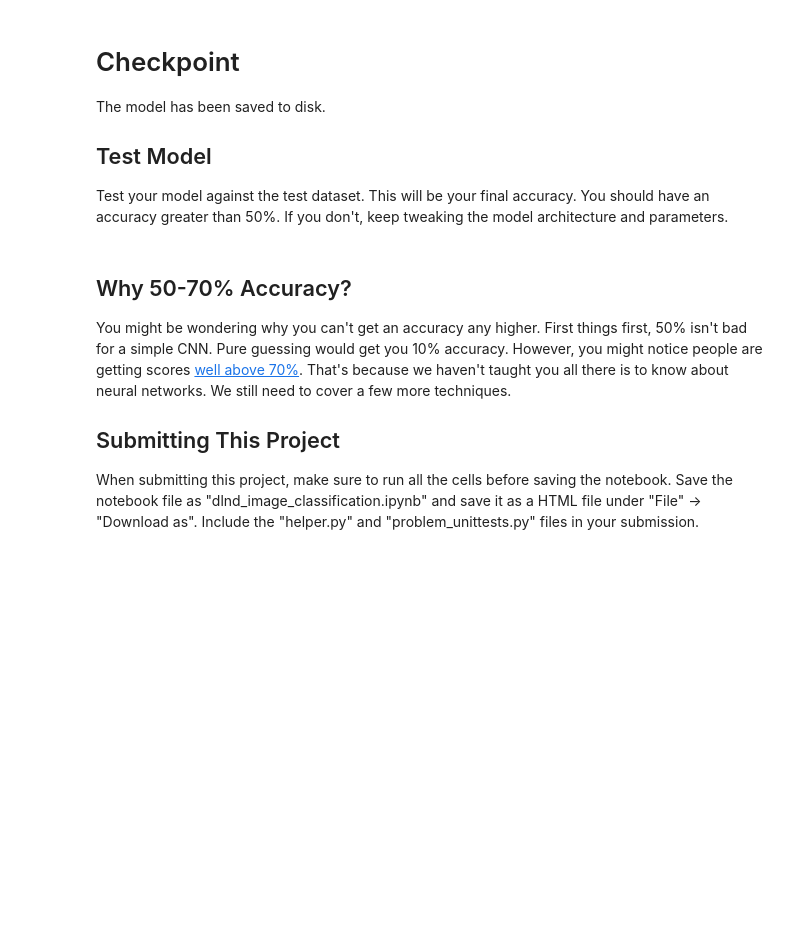
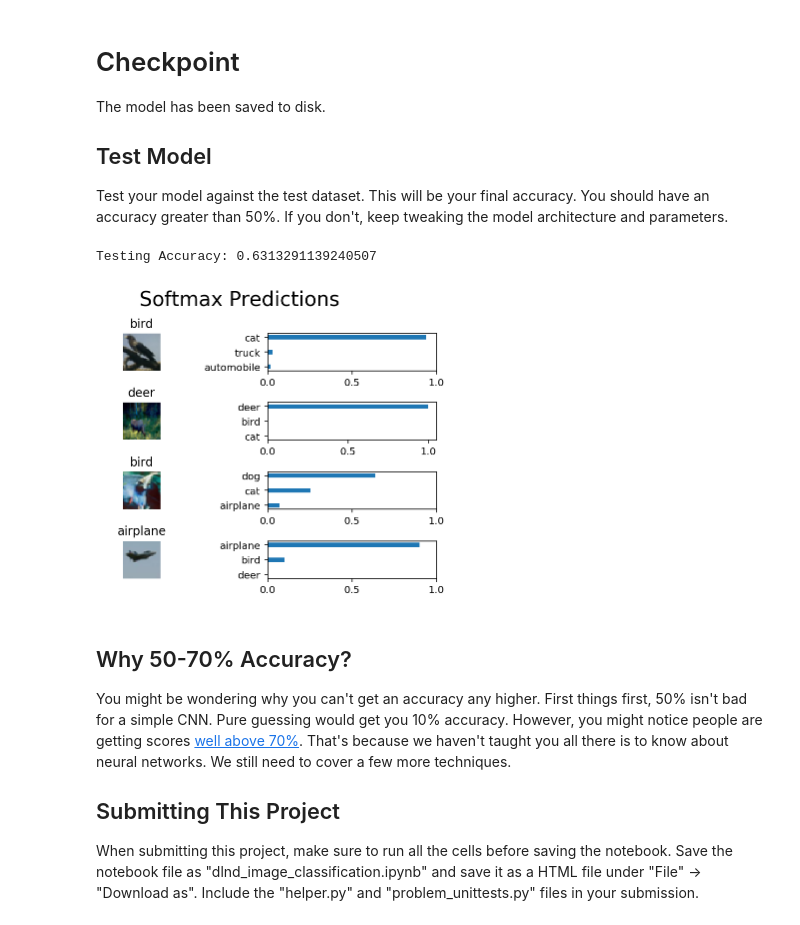
Before and after one commit to renanper/dlnd_image_classification, a Jupyter notebook: dlnd_image_classification.ipynb, the cells around one changed output. Saved outputs shown, nothing was run; the diff lists cells and outputs as text; code cells hidden in the pictures; blank space fills up the shorter version.

Commit message:
accuracy 63

```diff
--- a/dlnd_image_classification.ipynb
+++ b/dlnd_image_classification.ipynb
@@ -355,9 +367,9 @@ def conv_net(x, keep_prob):
     # Function Definition from Above:
     net = conv2d_maxpool(x, 64, (3,3), (1,1), (2,2), (2,2))
     net = tf.nn.dropout(net, keep_prob)
-    net = conv2d_maxpool(net, 64, (3,3), (1,1), (2,2), (2,2))
-    net = conv2d_maxpool(net, 64, (3,3), (1,1), (2,2), (2,2))
-    net = tf.nn.dropout(net, keep_prob)
+#     net = conv2d_maxpool(net, 64, (3,3), (1,1), (2,2), (2,2))
+#     net = conv2d_maxpool(net, 64, (3,3), (1,1), (2,2), (2,2))
+#     net = tf.nn.dropout(net, keep_prob)
 
     # TODO: Apply a Flatten Layer
     # Function Definition from Above:
@@ -366,11 +378,11 @@ def conv_net(x, keep_prob):
     # TODO: Apply 1, 2, or 3 Fully Connected Layers
     #    Play around with different number of outputs
     # Function Definition from Above:
-    net = fully_conn(net, 4096)
+    net = fully_conn(net, 1032)
     net = tf.nn.dropout(net, keep_prob)
-    net = fully_conn(net, 4096)
-    net = tf.nn.dropout(net, keep_prob)
-    net = fully_conn(net, 1000)
+#     net = fully_conn(net, 4096)
+#     net = tf.nn.dropout(net, keep_prob)
+#     net = fully_conn(net, 1000)
 
     # TODO: Apply an Output Layer
     #    Set this to the number of classes
@@ -455,14 +471,14 @@ def print_stats(session, feature_batch, label_batch, cost, accuracy):
     : cost: TensorFlow cost function
     : accuracy: TensorFlow accuracy function
     """
-    _, l = session.run(
-                [optimizer, cost],
-                feed_dict={x: feature_batch, y: label_batch, keep_prob:1})
+    l = session.run(
+                cost,
+                feed_dict={x: feature_batch, y: label_batch, keep_prob:1.0})
 
     validation_accuracy = session.run(accuracy, feed_dict={
         x: valid_features,
         y: valid_labels,
-        keep_prob: 1})
+        keep_prob: 1.0})
     print('Loss at {}'.format(l))
     print('Validation accuracy at {}'.format(validation_accuracy))
 # %% [markdown]
@@ -475,6 +491,11 @@ Tune the following parameters:
  * 256
  * ...
 * Set `keep_probability` to the probability of keeping a node using dropout
+# %%
+# TODO: Tune Parameters
+epochs = 50
+batch_size = 128
+keep_probability = 1.0
 # %% [markdown]
 ### Train on a Single CIFAR-10 Batch
 Instead of training the neural network on all the CIFAR-10 batches of data, let's use a single batch. This should save time while you iterate on the model to get a better accuracy.  Once the final validation accuracy is 50% or greater, run the model on all the data in the next section.
@@ -501,8 +540,8 @@ Now that you got a good accuracy with a single CIFAR-10 batch, try it with all f
 """
 DON'T MODIFY ANYTHING IN THIS CELL
 """
-save_model_path = './image_classification'
-
+# save_model_path = './image_classification'
+save_model_path = '/dev/tf_models/image_classification'
 print('Training...')
 with tf.Session() as sess:
     # Initializing the variables
@@ -545,7 +602,9 @@ try:
 except NameError:
     batch_size = 64
 
-save_model_path = './image_classification'
+# save_model_path = './image_classification'
+save_model_path = '/dev/tf_models/image_classification'
+
 n_samples = 4
 top_n_predictions = 3
 
@@ -563,33 +622,36 @@ def test_model():
         loader.restore(sess, save_model_path)
 
         # Get Tensors from loaded model
         loaded_x = loaded_graph.get_tensor_by_name('x:0')
         loaded_y = loaded_graph.get_tensor_by_name('y:0')
         loaded_keep_prob = loaded_graph.get_tensor_by_name('keep_prob:0')
         loaded_logits = loaded_graph.get_tensor_by_name('logits:0')
         loaded_acc = loaded_graph.get_tensor_by_name('accuracy:0')
 
         # Get accuracy in batches for memory limitations
         test_batch_acc_total = 0
         test_batch_count = 0
 
         for train_feature_batch, train_label_batch in helper.batch_features_labels(test_features, test_labels, batch_size):
             test_batch_acc_total += sess.run(
                 loaded_acc,
                 feed_dict={loaded_x: train_feature_batch, loaded_y: train_label_batch, loaded_keep_prob: 1.0})
             test_batch_count += 1
 
         print('Testing Accuracy: {}\n'.format(test_batch_acc_total/test_batch_count))
 
         # Print Random Samples
         random_test_features, random_test_labels = tuple(zip(*random.sample(list(zip(test_features, test_labels)), n_samples)))
         random_test_predictions = sess.run(
             tf.nn.top_k(tf.nn.softmax(loaded_logits), top_n_predictions),
             feed_dict={loaded_x: random_test_features, loaded_y: random_test_labels, loaded_keep_prob: 1.0})
         helper.display_image_predictions(random_test_features, random_test_labels, random_test_predictions)
 
 
 test_model()
+# %% [output]
+Testing Accuracy: 0.6313291139240507
+[figure, added]
 # %% [markdown]
 ## Why 50-70% Accuracy?
 You might be wondering why you can't get an accuracy any higher. First things first, 50% isn't bad for a simple CNN.  Pure guessing would get you 10% accuracy. However, you might notice people are getting scores [well above 70%](http://rodrigob.github.io/are_we_there_yet/build/classification_datasets_results.html#43494641522d3130).  That's because we haven't taught you all there is to know about neural networks. We still need to cover a few more techniques.
```
Also changed, not shown: parts of 9 cells of this notebook, 1 other file.
